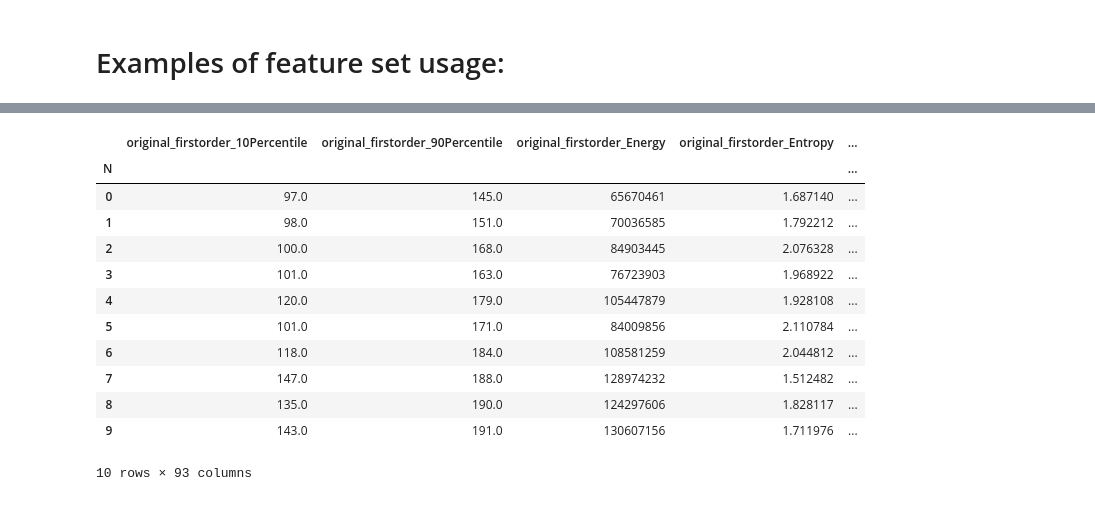
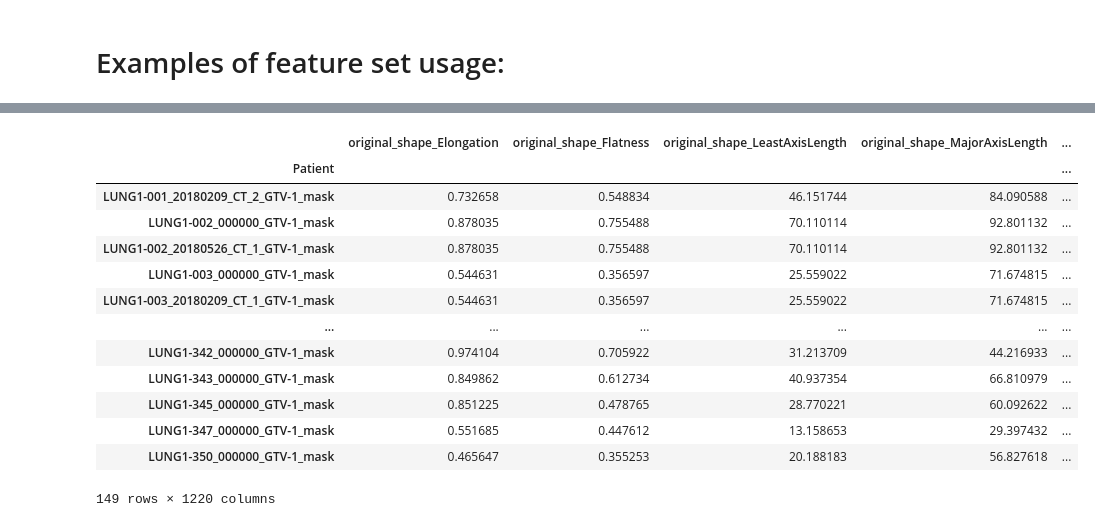
Before and after one commit to primakov/precision-medicine-toolbox, a Jupyter notebook: examples_features.ipynb, the cells around one changed output, grey strips where cells are left out. Cells and saved outputs as stored; diff of their text form; code cells hidden in the pictures.

```diff
--- a/examples_features.ipynb
+++ b/examples_features.ipynb
@@ -13,10 +23,11 @@ https://www.kaggle.com/kmader/qbi-radiomics-analysis
 # %%
 # set up the parameters
 parameters = {
-    'feature_path': './data/demo_feature_set/em_radiomics.csv', # path to csv/xls file with features
-    'patient_column': 'N', # name of column with patient id
-    'outcome_column': 'positive_score', # name of outcome column
-    'feature_column_to_drop': ['score'] # name of column to be excluded
+    'feature_path': 'features.xlsx', # path to csv/xls file with features
+    'outcome_path': 'extended_clinical_df.xlsx', #path to csv/xls file with outcome
+    'patient_column': 'Patient', # name of column with patient id
+    'patient_in_outcome_column': 'PatientID', # name of column with patient id in clinical data file
+    'outcome_column': '1yearsurvival' # name of outcome column
 }
 # %%
 # initialize feature set
@@ -70,17 +42,17 @@ fs.handle_constant()
-# %%
-# renewed feature dataframe
-fs._feature_dataframe.head(10)
-# %% [output]
-|  | original_firstorder_10Percentile | original_firstorder_90Percentile | original_firstorder_Energy | original_firstorder_Entropy | ... |
-| N |  |  |  |  | ... |
-| 0 | 97.0 | 145.0 | 65670461 | 1.687140 | ... |
-| 1 | 98.0 | 151.0 | 70036585 | 1.792212 | ... |
-| 2 | 100.0 | 168.0 | 84903445 | 2.076328 | ... |
-| 3 | 101.0 | 163.0 | 76723903 | 1.968922 | ... |
-| 4 | 120.0 | 179.0 | 105447879 | 1.928108 | ... |
-| 5 | 101.0 | 171.0 | 84009856 | 2.110784 | ... |
-| 6 | 118.0 | 184.0 | 108581259 | 2.044812 | ... |
-| 7 | 147.0 | 188.0 | 128974232 | 1.512482 | ... |
-| 8 | 135.0 | 190.0 | 124297606 | 1.828117 | ... |
-| 9 | 143.0 | 191.0 | 130607156 | 1.711976 | ... |
-10 rows × 93 columns
+# %%
+fs._feature_outcome_dataframe
+# %% [output]
+|  | original_shape_Elongation | original_shape_Flatness | original_shape_LeastAxisLength | original_shape_MajorAxisLength | ... |
+| Patient |  |  |  |  | ... |
+| LUNG1-001_20180209_CT_2_GTV-1_mask | 0.732658 | 0.548834 | 46.151744 | 84.090588 | ... |
+| LUNG1-002_000000_GTV-1_mask | 0.878035 | 0.755488 | 70.110114 | 92.801132 | ... |
+| LUNG1-002_20180526_CT_1_GTV-1_mask | 0.878035 | 0.755488 | 70.110114 | 92.801132 | ... |
+| LUNG1-003_000000_GTV-1_mask | 0.544631 | 0.356597 | 25.559022 | 71.674815 | ... |
+| LUNG1-003_20180209_CT_1_GTV-1_mask | 0.544631 | 0.356597 | 25.559022 | 71.674815 | ... |
+| ... | ... | ... | ... | ... | ... |
+| LUNG1-342_000000_GTV-1_mask | 0.974104 | 0.705922 | 31.213709 | 44.216933 | ... |
+| LUNG1-343_000000_GTV-1_mask | 0.849862 | 0.612734 | 40.937354 | 66.810979 | ... |
+| LUNG1-345_000000_GTV-1_mask | 0.851225 | 0.478765 | 28.770221 | 60.092622 | ... |
+| LUNG1-347_000000_GTV-1_mask | 0.551685 | 0.447612 | 13.158653 | 29.397432 | ... |
+| LUNG1-350_000000_GTV-1_mask | 0.465647 | 0.355253 | 20.188183 | 56.827618 | ... |
+149 rows × 1220 columns
```
Also changed, not shown: parts of 22 cells of this notebook, 27 other files.
